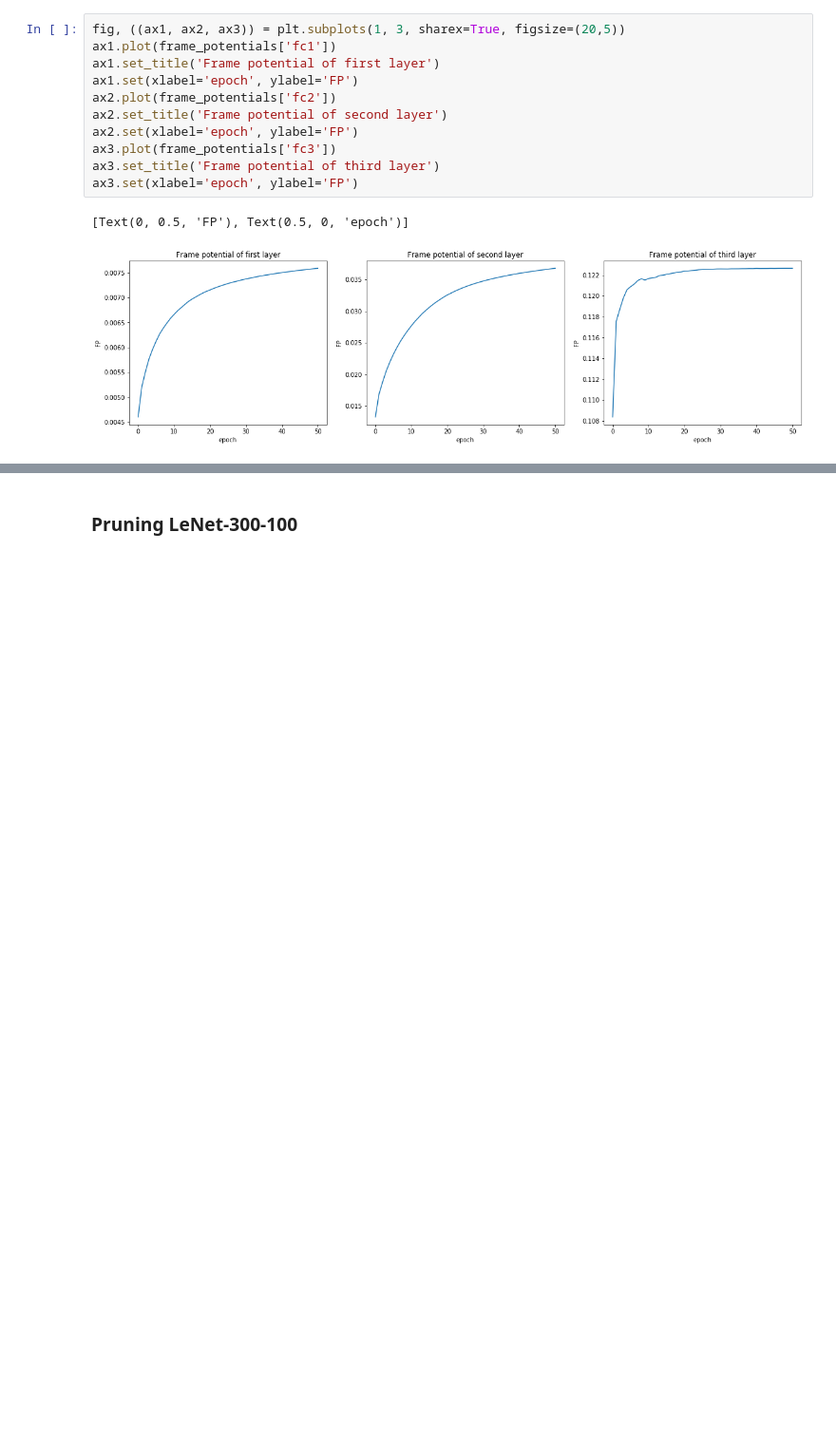
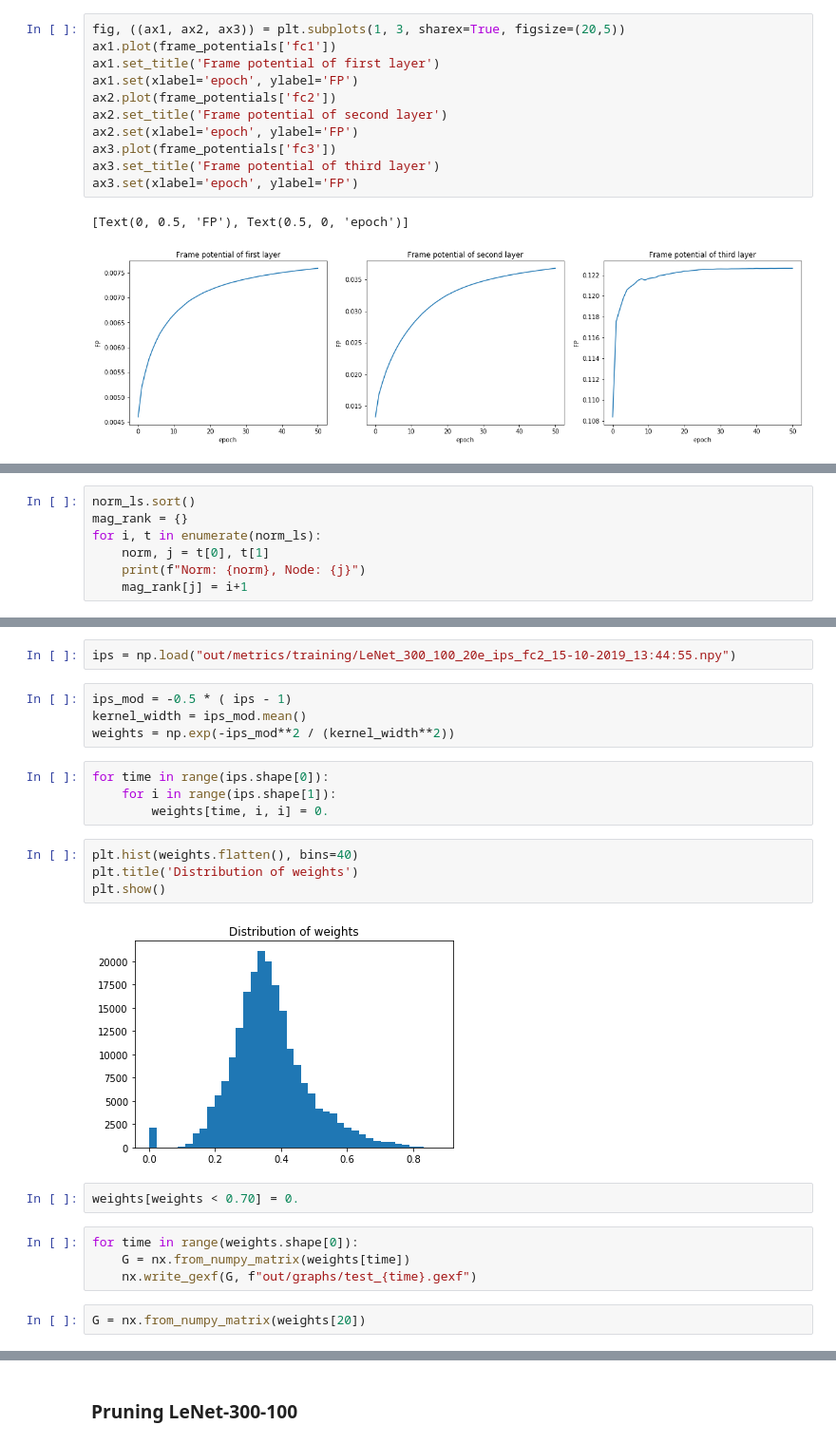
Before and after one commit to jheitmann/Neural-net-pruning, a Jupyter notebook: frame_potential.ipynb, the cells around one changed output, grey strips where cells are left out. Shown at 95% size. Cells and saved outputs as stored; diff of their text form; blank space fills up the shorter version.

```diff
--- a/frame_potential.ipynb
+++ b/frame_potential.ipynb
@@ -220,0 +290,7 @@ ax3.set(xlabel='epoch', ylabel='FP')
+# %%
+norm_ls.sort()
+mag_rank = {}
+for i, t in enumerate(norm_ls):
+    norm, j = t[0], t[1]
+    print(f"Norm: {norm}, Node: {j}")
+    mag_rank[j] = i+1
@@ -220,0 +396,24 @@ ax3.set(xlabel='epoch', ylabel='FP')
+# %%
+ips = np.load("out/metrics/training/LeNet_300_100_20e_ips_fc2_15-10-2019_13:44:55.npy")
+# %%
+ips_mod = -0.5 * ( ips - 1)
+kernel_width = ips_mod.mean()
+weights = np.exp(-ips_mod**2 / (kernel_width**2))
+# %%
+for time in range(ips.shape[0]):
+    for i in range(ips.shape[1]):
+        weights[time, i, i] = 0.
+# %%
+plt.hist(weights.flatten(), bins=40)
+plt.title('Distribution of weights')
+plt.show()
+# %% [output]
+[figure, added]
+# %%
+weights[weights < 0.70] = 0.
+# %%
+for time in range(weights.shape[0]):
+    G = nx.from_numpy_matrix(weights[time])
+    nx.write_gexf(G, f"out/graphs/test_{time}.gexf")
+# %%
+G = nx.from_numpy_matrix(weights[20])
```
Also changed, not shown: parts of 85 cells of this notebook, 5 other files.
